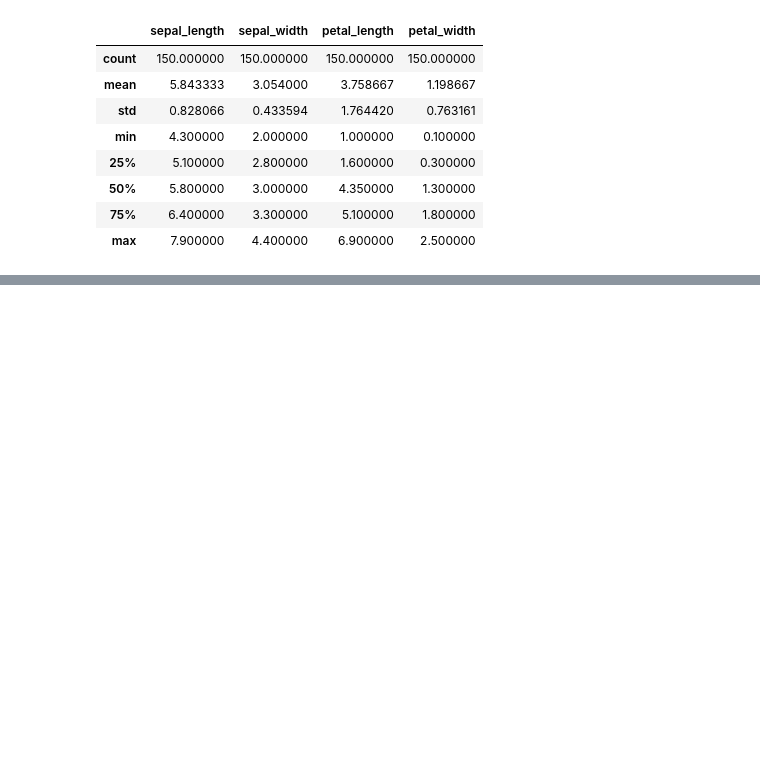
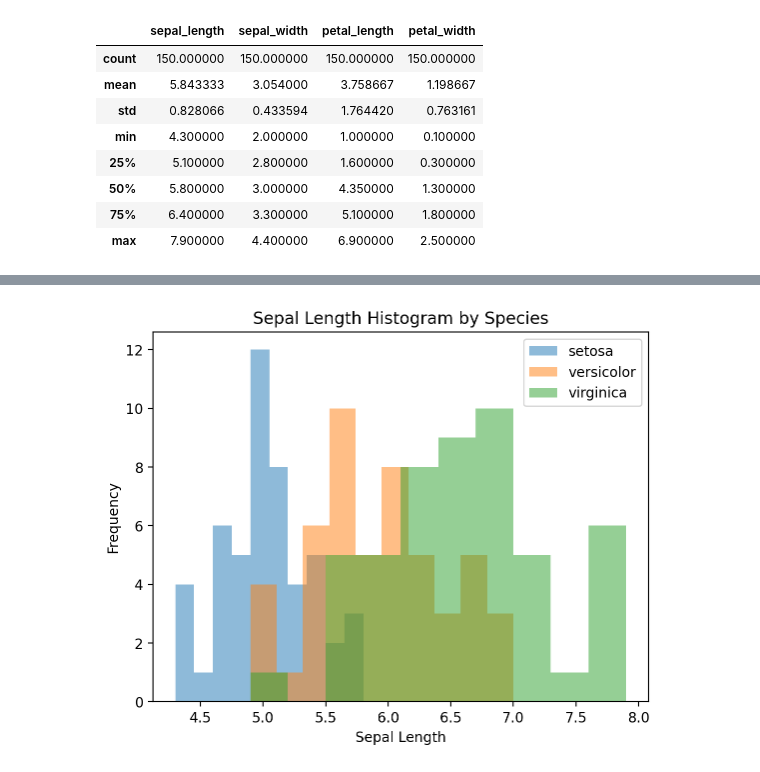
Before and after one commit to michaeldouglas/tutorial-python-twitter, a Jupyter notebook: stack-data-science/notebooks/iris-tutorial.ipynb, the cells around one changed output, grey strips where cells are left out. Cells and saved outputs as stored; diff of their text form; code cells hidden in the pictures; blank space fills up the shorter version.

```diff
--- a/stack-data-science/notebooks/iris-tutorial.ipynb
+++ b/stack-data-science/notebooks/iris-tutorial.ipynb
@@ -86,0 +104,10 @@ iris.describe()
+# %%
+iris.set_index('species', inplace=True)
+# %%
+iris.groupby('species', observed=True)['sepal_length'].plot(kind='hist', alpha=0.5, legend=True)
+plt.xlabel('Sepal Length')
+plt.ylabel('Frequency')
+plt.title('Sepal Length Histogram by Species')
+plt.show()
+# %% [output]
+[figure, added]
```
Also changed, not shown: parts of 17 cells of this notebook, 5 other files.
